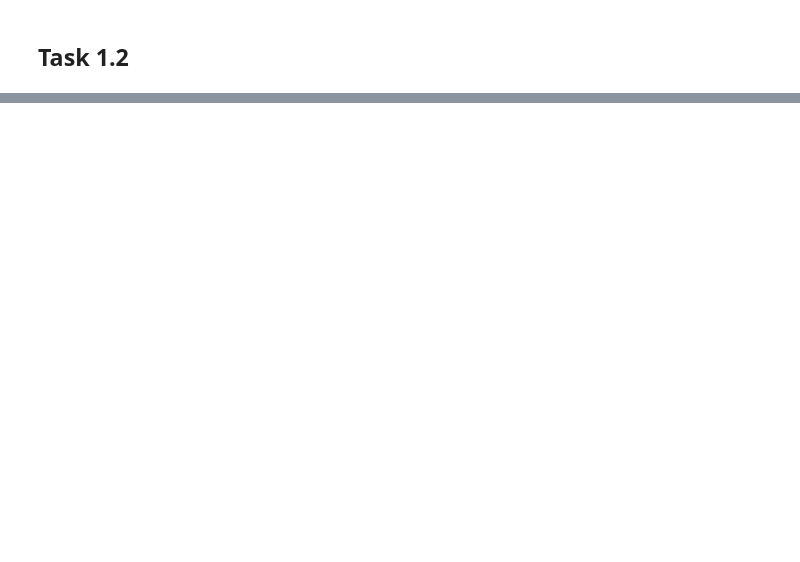
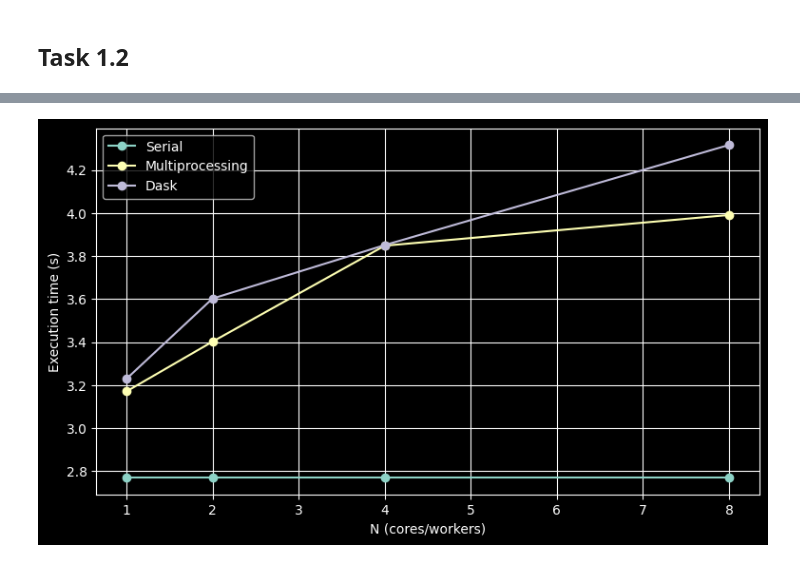
Before and after one commit to Zhermit09/DD2358, a Jupyter notebook: Ass4/task1.ipynb, the cells around one changed output, grey strips where cells are left out. Cells and saved outputs as stored; diff of their text form; code cells hidden in the pictures; blank space fills up the shorter version.

```diff
--- a/Ass4/task1.ipynb
+++ b/Ass4/task1.ipynb
@@ -75,0 +81,47 @@ http://127.0.0.1:8787/status
+# %%
+import timeit
+import numpy as np
+
+
+def benchmark(f, args):
+    timer = timeit.Timer(lambda: f(*args))
+    ts = timer.repeat(repeat=30, number=1)
+    return np.mean(ts)
+# %%
+import matplotlib.pyplot as plt
+from datetime import datetime
+from wildfire import simulate_wildfire, DAYS
+
+cores = [1, 2, 4, 8]
+
+simulate_wildfire()
+mp_wildfire(8)
+dask_wildfire(8, (1, DAYS))
+
+print(f"[{datetime.now()}]", "Benchmarking (Serial)")
+serial = [benchmark(simulate_wildfire, ())] * len(cores)
+
+mp, d = [], []
+for c in cores:
+    print(f"[{datetime.now()}]", "Benchmarking (Mp):\t", c)
+    mp.append(benchmark(mp_wildfire, (c,)))
+
+    print(f"[{datetime.now()}]", "Benchmarking (Dask):\t", c)
+    cluster = LocalCluster(n_workers=c, dashboard_address=":0")
+    client = Client(cluster)
+    d.append(benchmark(dask_wildfire_inner, (c, (1, DAYS))))
+    client.close()
+    cluster.close()
+print(f"[{datetime.now()}]", "done!")
+
+plt.figure(figsize=(9, 5))
+plt.plot(cores, serial, marker='o', label="Serial")
+plt.plot(cores, mp, marker='o', label="Multiprocessing")
+plt.plot(cores, d, marker='o', label="Dask")
+
+plt.legend()
+plt.xlabel("N (cores/workers)")
+plt.ylabel("Execution time (s)")
+plt.grid(True)
+plt.show()
+# %% [output]
@@ -75,0 +139 @@ http://127.0.0.1:8787/status
+[figure, added]
```
Also changed, not shown: parts of 8 cells of this notebook, 2 other files.
